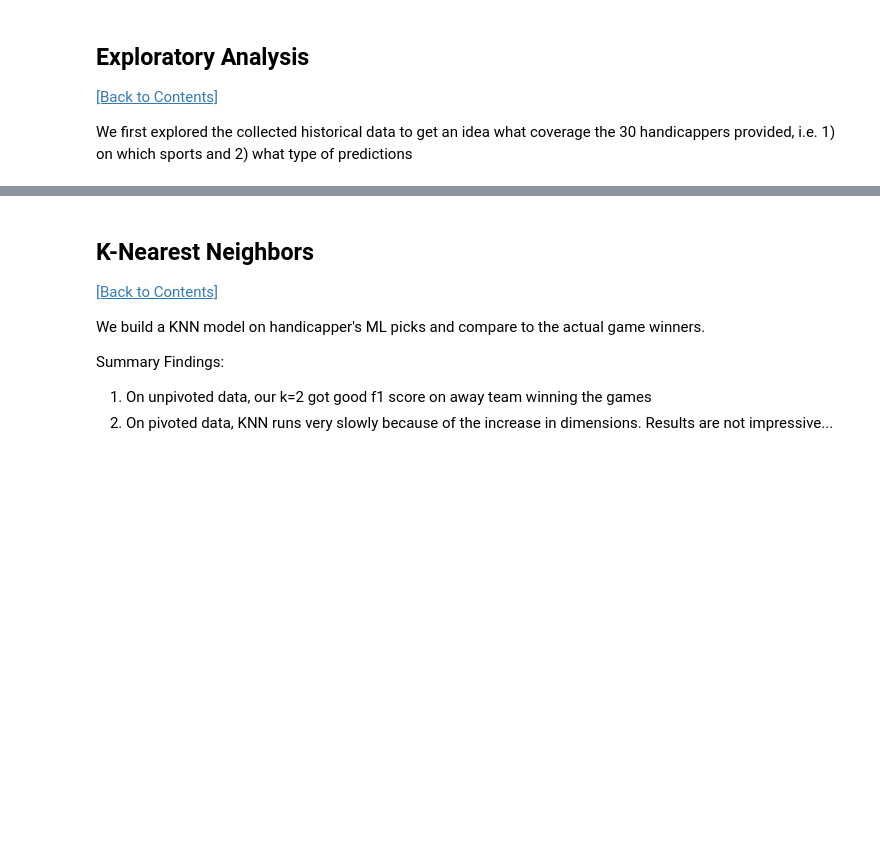
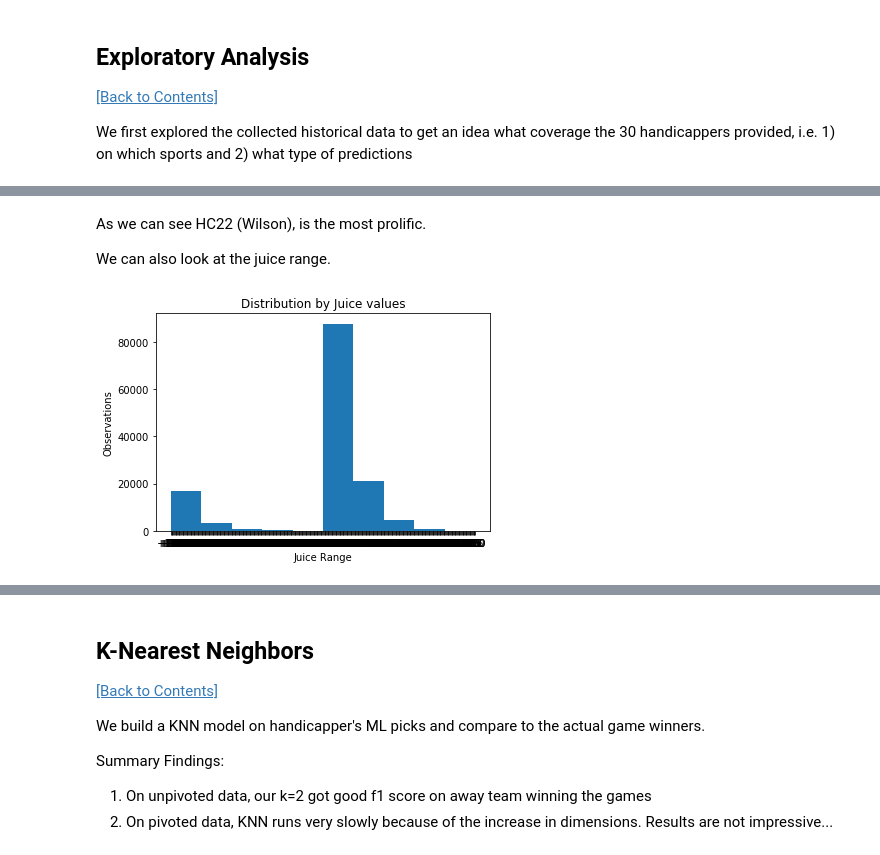
Before and after one commit to jayzuniga/w207_Final_Project, a Jupyter notebook: W207-Zheng_Pang_Zuniga.ipynb, the cells around one changed output, grey strips where cells are left out. Cells and saved outputs as stored; diff of their text form; code cells hidden in the pictures; blank space fills up the shorter version.

```diff
--- a/W207-Zheng_Pang_Zuniga.ipynb
+++ b/W207-Zheng_Pang_Zuniga.ipynb
@@ -587,0 +656,13 @@ We first explored the collected historical data to get an idea what coverage the
+# %% [markdown]
+As we can see HC22 (Wilson), is the most prolific.
+
+We can also look at the juice range.
+# %%
+# Distribution by Juice
+plt.hist(df_orig['Juice'].dropna().values, bins=10)
+plt.xlabel('Juice Range')
+plt.ylabel('Observations')
+plt.title('Distribution by Juice values')
+plt.show()
+# %% [output]
+[figure, added]
```
Also changed, not shown: parts of 19 cells of this notebook.
